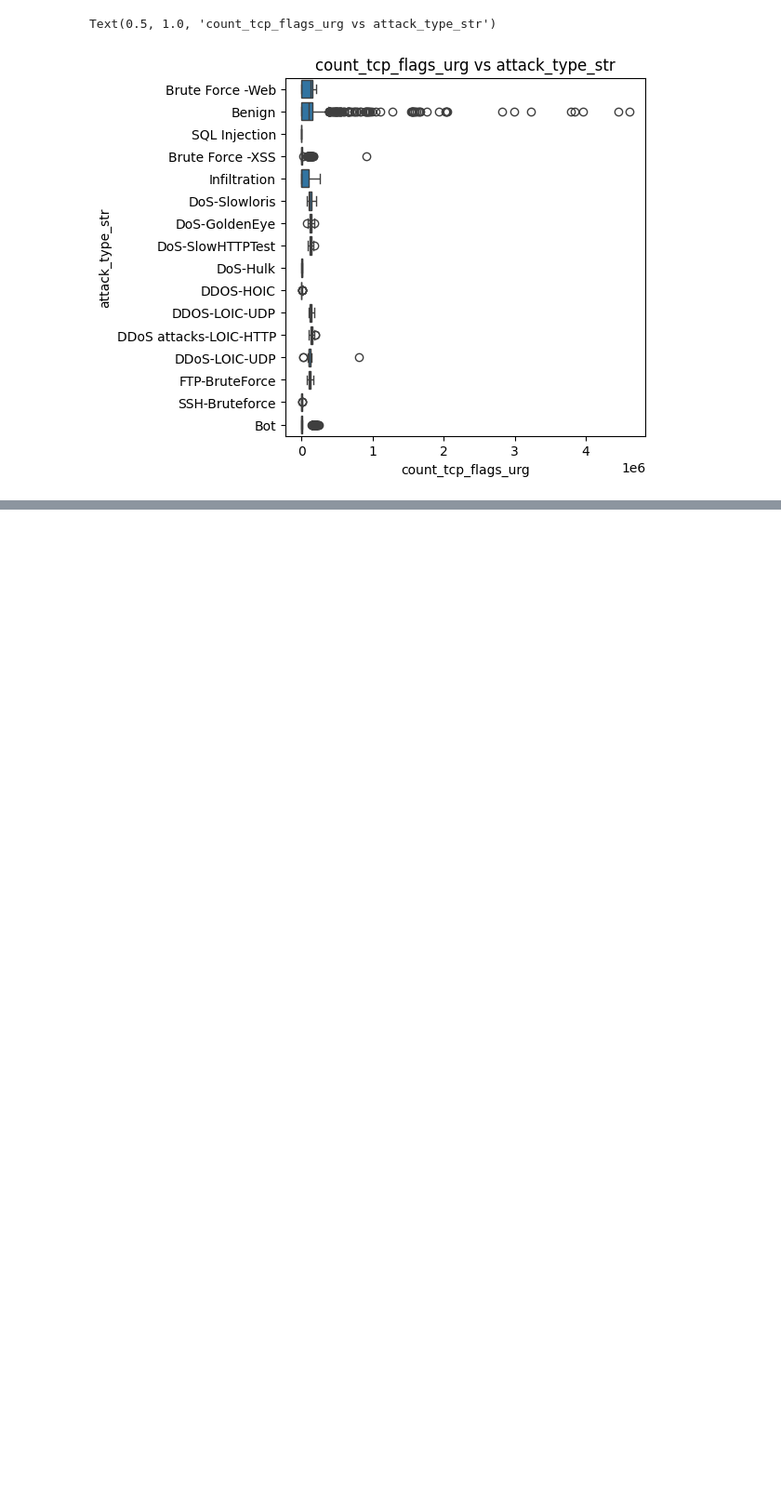
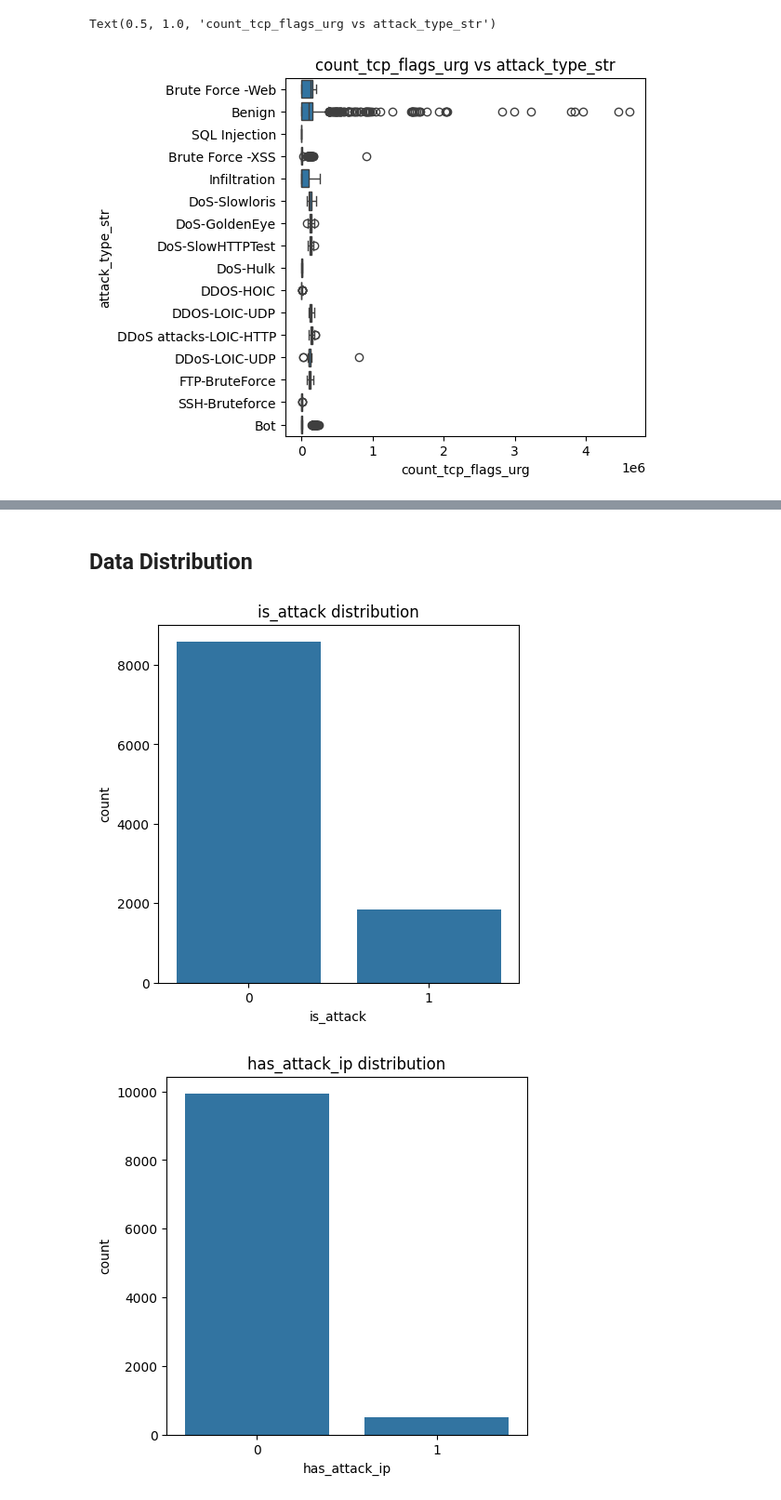
Before and after one commit to nlaha/cpts475_ML_intrusion_detection, a Jupyter notebook: analysis.ipynb, the cells around one changed output, grey strips where cells are left out. Shown at 93% size. Cells and saved outputs as stored; diff of their text form; code cells hidden in the pictures; blank space fills up the shorter version.

```diff
--- a/analysis.ipynb
+++ b/analysis.ipynb
@@ -124,0 +235,19 @@ Text(0.5, 1.0, 'count_tcp_flags_urg vs attack_type_str')
+# %% [markdown]
+## Data Distribution
+# %%
+
+# analyze distribution of 0 and 1 in is_attack and has_attack_ip
+plt.figure(figsize=(5, 5))
+sns.countplot(data=full_data, x='is_attack')
+plt.title('is_attack distribution')
+
+plt.show()
+
+plt.figure(figsize=(5, 5))
+sns.countplot(data=full_data, x='has_attack_ip')
+plt.title('has_attack_ip distribution')
+
+plt.show()
+# %% [output]
+[figure, added]
+[figure, added]
```
Also changed, not shown: parts of 6 cells of this notebook, 3 other files.
